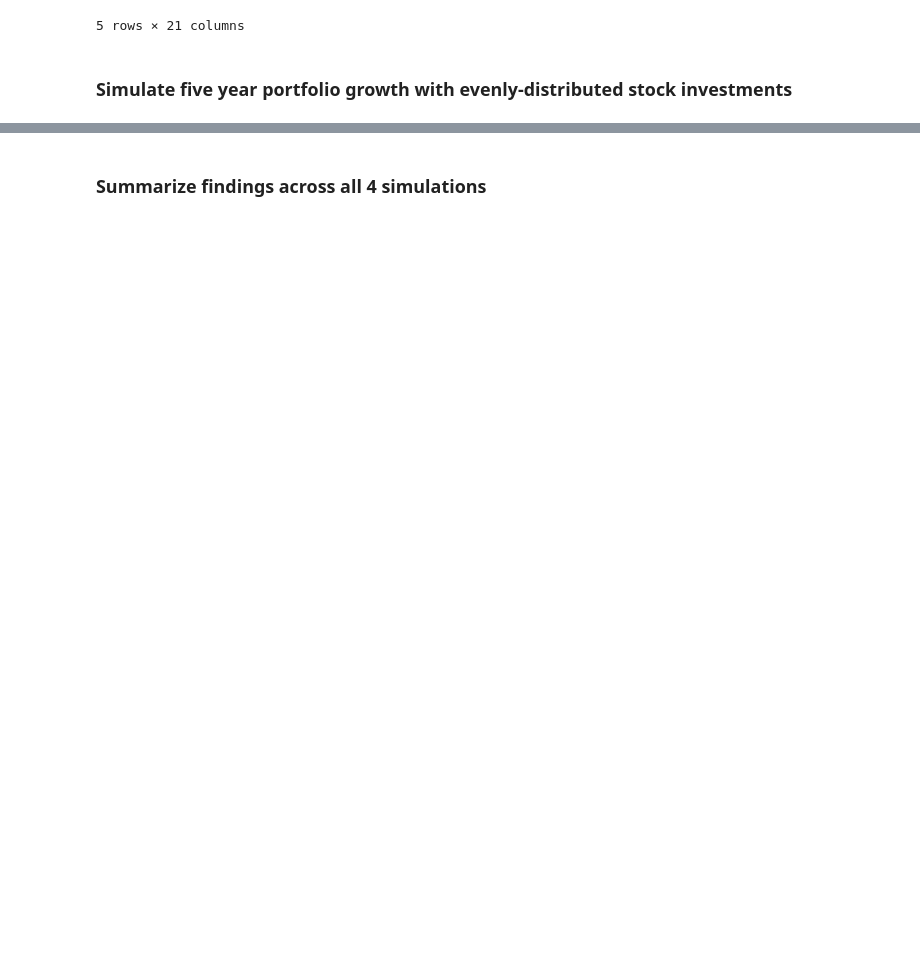
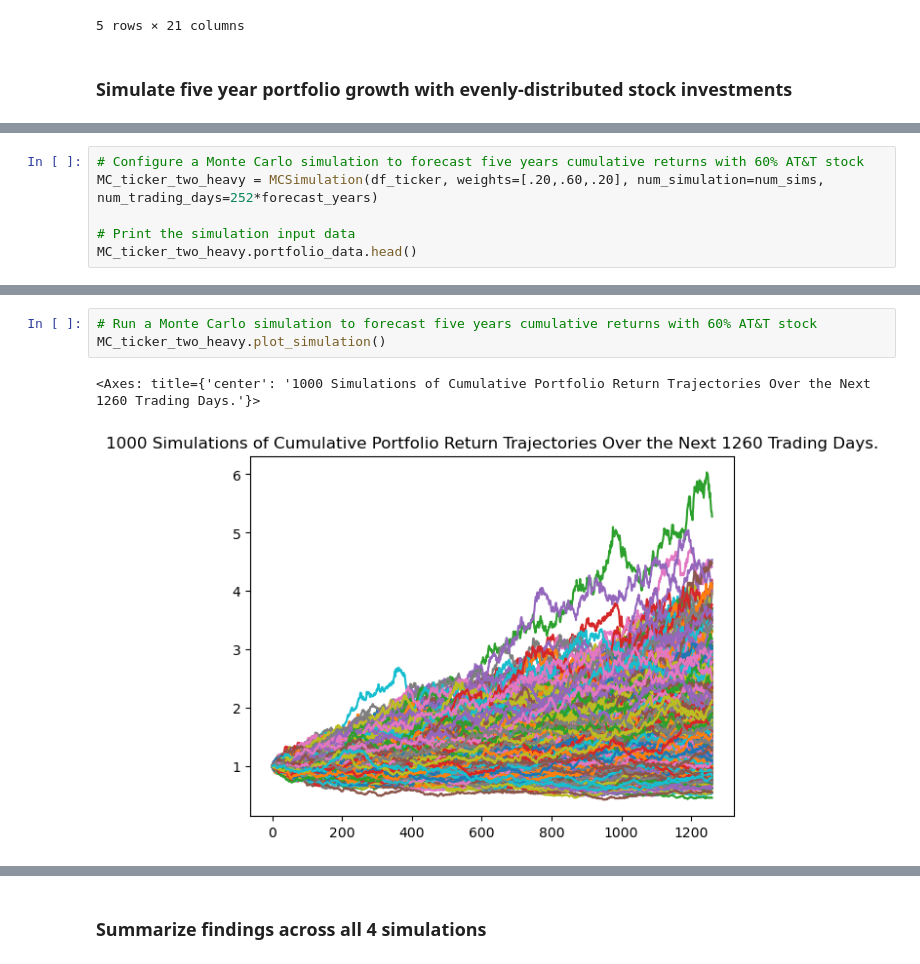
Before and after one commit to Joshbazz/Monte-Carlo-Simulator, a Jupyter notebook: Three_Stock_Monte.ipynb, the cells around one changed output, grey strips where cells are left out. Saved outputs shown, nothing was run; the diff lists cells and outputs as text; blank space fills up the shorter version.

```diff
--- a/Three_Stock_Monte.ipynb
+++ b/Three_Stock_Monte.ipynb
@@ -556,0 +175,6 @@ There is a 95% chance that an initial investment of $15000 in the portofolio ove
+# %%
+# Configure a Monte Carlo simulation to forecast five years cumulative returns with 60% AT&T stock
+MC_ticker_two_heavy = MCSimulation(df_ticker, weights=[.20,.60,.20], num_simulation=num_sims, num_trading_days=252*forecast_years)
+
+# Print the simulation input data
+MC_ticker_two_heavy.portfolio_data.head()
@@ -556,0 +191,6 @@ There is a 95% chance that an initial investment of $15000 in the portofolio ove
+# %%
+# Run a Monte Carlo simulation to forecast five years cumulative returns with 60% AT&T stock
+MC_ticker_two_heavy.plot_simulation()
+# %% [output]
+<Axes: title={'center': '1000 Simulations of Cumulative Portfolio Return Trajectories Over the Next 1260 Trading Days.'}>
+[figure, added]
```
Also changed, not shown: parts of 56 cells of this notebook, 8 other files.
